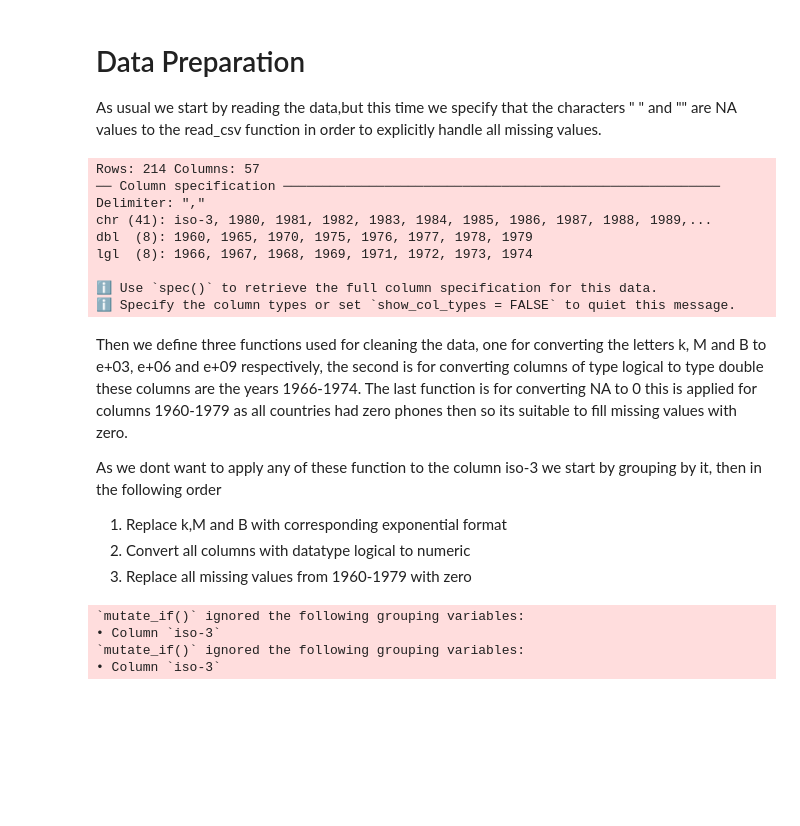
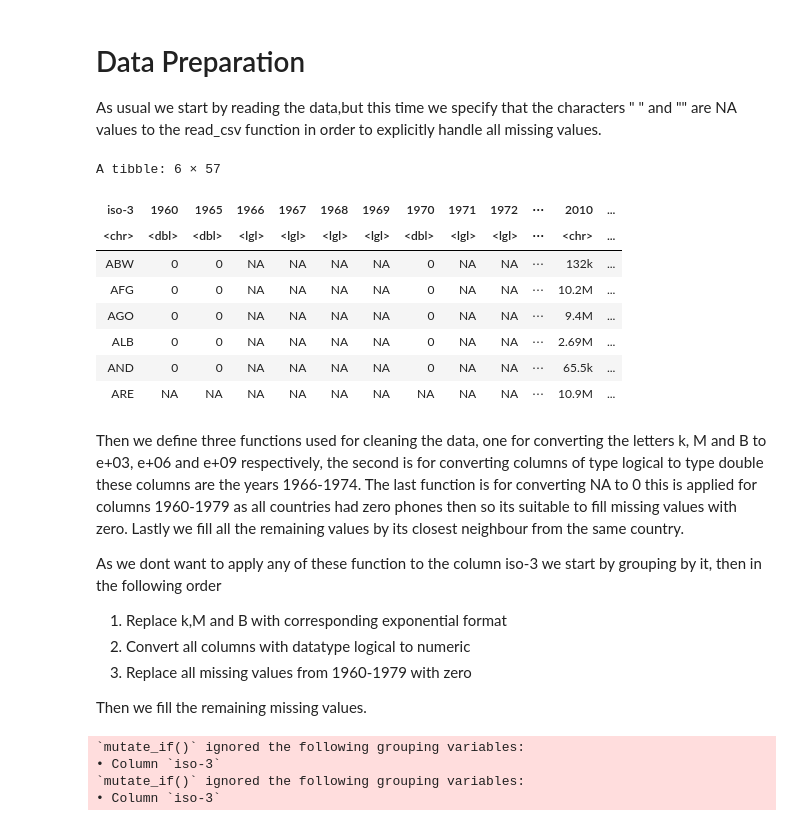
Before and after one commit to massemassiv/su-mt4007, a Jupyter notebook: HW3/HW3.ipynb, the cells around one changed output. Cells and saved outputs as stored; diff of their text form; code cells hidden in the pictures; blank space fills up the shorter version.

```diff
--- a/HW3/HW3.ipynb
+++ b/HW3/HW3.ipynb
@@ -336,24 +360,27 @@ From this table we can se that the mean age only slightly changed and that the p
 As usual we start by reading the data,but this time we specify that the characters " " and "" are NA values to the read_csv function in order to explicitly handle all missing values.
 # %%
 
-cellphone_df<-read_csv("data/cell_phones_total.csv",na=c(" ",""))#%>%mutate_if(   not_iso3_and_numeric,k_to_expf)
+cellphone_df<-read_csv("data/cell_phones_total.csv",na=c(" ",""),show_col_types = FALSE)
+head(cellphone_df)
 # %% [output]
-Rows: 214 Columns: 57
-── Column specification ────────────────────────────────────────────────────────
-Delimiter: ","
-chr (41): iso-3, 1980, 1981, 1982, 1983, 1984, 1985, 1986, 1987, 1988, 1989,...
-dbl  (8): 1960, 1965, 1970, 1975, 1976, 1977, 1978, 1979
-lgl  (8): 1966, 1967, 1968, 1969, 1971, 1972, 1973, 1974
-
-ℹ Use `spec()` to retrieve the full column specification for this data.
-ℹ Specify the column types or set `show_col_types = FALSE` to quiet this message.
+A tibble: 6 × 57
+| iso-3 | 1960 | 1965 | 1966 | 1967 | 1968 | 1969 | 1970 | 1971 | 1972 | ⋯ | 2010 | ... |
+| <chr> | <dbl> | <dbl> | <lgl> | <lgl> | <lgl> | <lgl> | <dbl> | <lgl> | <lgl> | ⋯ | <chr> | ... |
+| ABW | 0 | 0 | NA | NA | NA | NA | 0 | NA | NA | ⋯ | 132k | ... |
+| AFG | 0 | 0 | NA | NA | NA | NA | 0 | NA | NA | ⋯ | 10.2M | ... |
+| AGO | 0 | 0 | NA | NA | NA | NA | 0 | NA | NA | ⋯ | 9.4M | ... |
+| ALB | 0 | 0 | NA | NA | NA | NA | 0 | NA | NA | ⋯ | 2.69M | ... |
+| AND | 0 | 0 | NA | NA | NA | NA | 0 | NA | NA | ⋯ | 65.5k | ... |
+| ARE | NA | NA | NA | NA | NA | NA | NA | NA | NA | ⋯ | 10.9M | ... |
 # %% [markdown]
-Then we define three functions used for cleaning the data, one for converting the letters k, M and B to e+03, e+06 and e+09 respectively, the second is for converting columns of type logical to type double these columns are the years 1966-1974. The last function is for converting NA to 0 this is applied for columns 1960-1979 as all countries had zero phones then so its suitable to fill missing values with zero.
+Then we define three functions used for cleaning the data, one for converting the letters k, M and B to e+03, e+06 and e+09 respectively, the second is for converting columns of type logical to type double these columns are the years 1966-1974. The last function is for converting NA to 0 this is applied for columns 1960-1979 as all countries had zero phones then so its suitable to fill missing values with zero. Lastly we fill all the remaining values by its closest neighbour from the same country.
 
 As we dont want to apply any of these function to the column iso-3 we start by grouping by it, then in the following order
  1. Replace k,M and B with corresponding exponential format
  2. Convert all columns with datatype logical to numeric
  3. Replace all missing values from 1960-1979 with zero
+
+Then we fill the remaining missing values.
 # %%
 k_to_expf<-function(x,na.rm=FALSE) parse_number(str_replace_all(x,c(k="e+03",M="e+06",B="e+09")))
 lgl_to_num<-function(x ) as.numeric(x)
```
Also changed, not shown: parts of 5 cells of this notebook.
